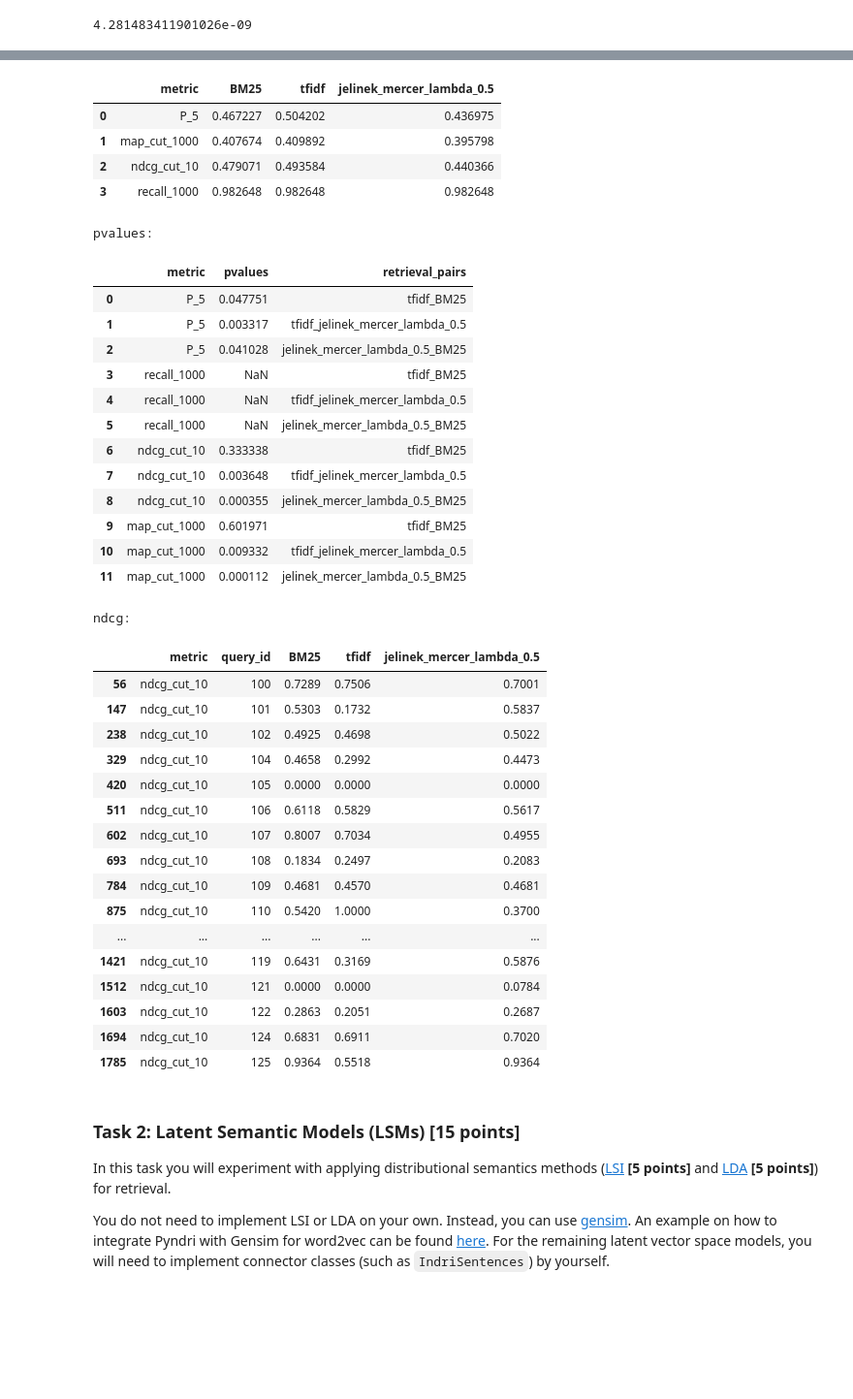
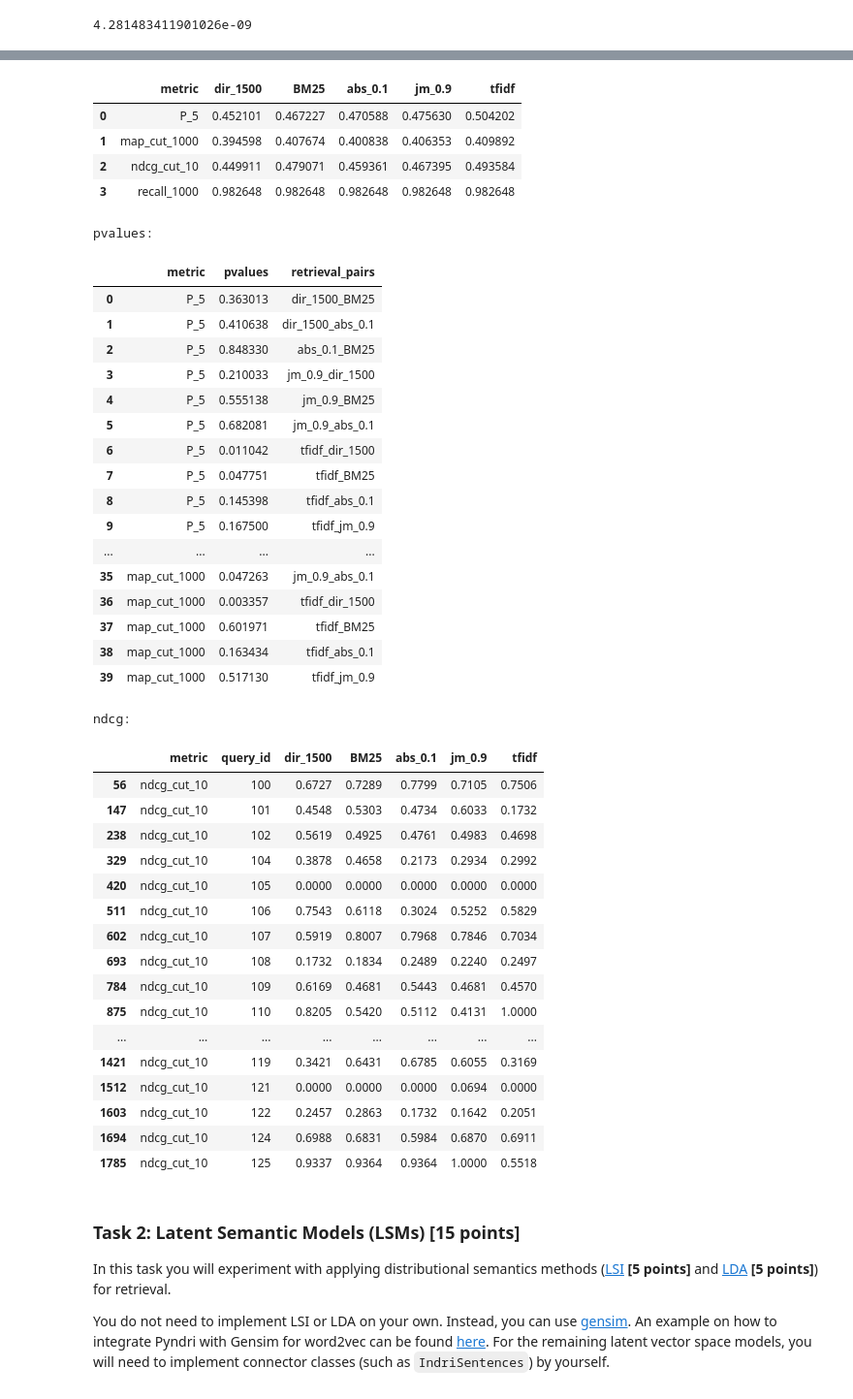
Before and after one commit to MichelleAppel/IR2, a Jupyter notebook: assignment.ipynb, the cells around one changed output, grey strips where cells are left out. Shown at 97% size. Saved outputs shown, nothing was run; the diff lists cells and outputs as text; code cells hidden in the pictures; blank space fills up the shorter version.

```diff
--- a/assignment.ipynb
+++ b/assignment.ipynb
@@ -909,10 +958,10 @@ cache_zi_gaussian_50 = {}
 retrieval_models = {
     'tfidf' : tfidf,
     'BM25': BM25,
-    'jelinek_mercer_lambda_0.5' : lambda x,y : jelinek_mercer(x, y, 0.5),
-#     'dirichlet_prior_mu_500' : lambda x,y : dirichlet_prior(x, y, 500),
-#     'absolute_discounting_delta_0.1' : lambda x,y : absolute_discounting(x, y, 0.1),
-#    'plm' : lambda x,y :positional_language_model(x,y, inverted_index_positions, gaussian_kernel, cache_zi_gaussian_50)
+    'jm_0.9' : lambda x,y : jelinek_mercer(x, y, 0.9),
+    'dir_1500' : lambda x,y : dirichlet_prior(x, y, 1500),
+    'abs_0.1' : lambda x,y : absolute_discounting(x, y, 0.5),
+#     'plm_gaussian_x' : lambda x,y :positional_language_model(x,y, inverted_index_positions, gaussian_kernel, cache_zi_gaussian_50)
 }
 
 metrics = [ 'map_cut_1000', 'ndcg_cut_10', 'P_5', 'recall_1000' ]
@@ -931,44 +990,48 @@ Reading results for jelinek_mercer_lambda_0.5
 Filtering rows on: map_cut_1000, ndcg_cut_10, P_5, recall_1000
 
 
 means:
-|  | metric | BM25 | tfidf | jelinek_mercer_lambda_0.5 |
-| 0 | P_5 | 0.467227 | 0.504202 | 0.436975 |
-| 1 | map_cut_1000 | 0.407674 | 0.409892 | 0.395798 |
-| 2 | ndcg_cut_10 | 0.479071 | 0.493584 | 0.440366 |
-| 3 | recall_1000 | 0.982648 | 0.982648 | 0.982648 |
+|  | metric | dir_1500 | BM25 | abs_0.1 | jm_0.9 | tfidf |
+| 0 | P_5 | 0.452101 | 0.467227 | 0.470588 | 0.475630 | 0.504202 |
+| 1 | map_cut_1000 | 0.394598 | 0.407674 | 0.400838 | 0.406353 | 0.409892 |
+| 2 | ndcg_cut_10 | 0.449911 | 0.479071 | 0.459361 | 0.467395 | 0.493584 |
+| 3 | recall_1000 | 0.982648 | 0.982648 | 0.982648 | 0.982648 | 0.982648 |
 pvalues:
 |  | metric | pvalues | retrieval_pairs |
-| 0 | P_5 | 0.047751 | tfidf_BM25 |
-| 1 | P_5 | 0.003317 | tfidf_jelinek_mercer_lambda_0.5 |
-| 2 | P_5 | 0.041028 | jelinek_mercer_lambda_0.5_BM25 |
-| 3 | recall_1000 | NaN | tfidf_BM25 |
-| 4 | recall_1000 | NaN | tfidf_jelinek_mercer_lambda_0.5 |
-| 5 | recall_1000 | NaN | jelinek_mercer_lambda_0.5_BM25 |
-| 6 | ndcg_cut_10 | 0.333338 | tfidf_BM25 |
-| 7 | ndcg_cut_10 | 0.003648 | tfidf_jelinek_mercer_lambda_0.5 |
-| 8 | ndcg_cut_10 | 0.000355 | jelinek_mercer_lambda_0.5_BM25 |
-| 9 | map_cut_1000 | 0.601971 | tfidf_BM25 |
-| 10 | map_cut_1000 | 0.009332 | tfidf_jelinek_mercer_lambda_0.5 |
-| 11 | map_cut_1000 | 0.000112 | jelinek_mercer_lambda_0.5_BM25 |
+| 0 | P_5 | 0.363013 | dir_1500_BM25 |
+| 1 | P_5 | 0.410638 | dir_1500_abs_0.1 |
+| 2 | P_5 | 0.848330 | abs_0.1_BM25 |
+| 3 | P_5 | 0.210033 | jm_0.9_dir_1500 |
+| 4 | P_5 | 0.555138 | jm_0.9_BM25 |
+| 5 | P_5 | 0.682081 | jm_0.9_abs_0.1 |
+| 6 | P_5 | 0.011042 | tfidf_dir_1500 |
+| 7 | P_5 | 0.047751 | tfidf_BM25 |
+| 8 | P_5 | 0.145398 | tfidf_abs_0.1 |
+| 9 | P_5 | 0.167500 | tfidf_jm_0.9 |
+| ... | ... | ... | ... |
+| 35 | map_cut_1000 | 0.047263 | jm_0.9_abs_0.1 |
+| 36 | map_cut_1000 | 0.003357 | tfidf_dir_1500 |
+| 37 | map_cut_1000 | 0.601971 | tfidf_BM25 |
+| 38 | map_cut_1000 | 0.163434 | tfidf_abs_0.1 |
+| 39 | map_cut_1000 | 0.517130 | tfidf_jm_0.9 |
 ndcg:
-|  | metric | query_id | BM25 | tfidf | jelinek_mercer_lambda_0.5 |
-| 56 | ndcg_cut_10 | 100 | 0.7289 | 0.7506 | 0.7001 |
-| 147 | ndcg_cut_10 | 101 | 0.5303 | 0.1732 | 0.5837 |
-| 238 | ndcg_cut_10 | 102 | 0.4925 | 0.4698 | 0.5022 |
-| 329 | ndcg_cut_10 | 104 | 0.4658 | 0.2992 | 0.4473 |
-| 420 | ndcg_cut_10 | 105 | 0.0000 | 0.0000 | 0.0000 |
-| 511 | ndcg_cut_10 | 106 | 0.6118 | 0.5829 | 0.5617 |
-| 602 | ndcg_cut_10 | 107 | 0.8007 | 0.7034 | 0.4955 |
-| 693 | ndcg_cut_10 | 108 | 0.1834 | 0.2497 | 0.2083 |
-| 784 | ndcg_cut_10 | 109 | 0.4681 | 0.4570 | 0.4681 |
-| 875 | ndcg_cut_10 | 110 | 0.5420 | 1.0000 | 0.3700 |
-| ... | ... | ... | ... | ... | ... |
-| 1421 | ndcg_cut_10 | 119 | 0.6431 | 0.3169 | 0.5876 |
-| 1512 | ndcg_cut_10 | 121 | 0.0000 | 0.0000 | 0.0784 |
-| 1603 | ndcg_cut_10 | 122 | 0.2863 | 0.2051 | 0.2687 |
-| 1694 | ndcg_cut_10 | 124 | 0.6831 | 0.6911 | 0.7020 |
-| 1785 | ndcg_cut_10 | 125 | 0.9364 | 0.5518 | 0.9364 |
+|  | metric | query_id | dir_1500 | BM25 | abs_0.1 | jm_0.9 | tfidf |
+| 56 | ndcg_cut_10 | 100 | 0.6727 | 0.7289 | 0.7799 | 0.7105 | 0.7506 |
+| 147 | ndcg_cut_10 | 101 | 0.4548 | 0.5303 | 0.4734 | 0.6033 | 0.1732 |
+| 238 | ndcg_cut_10 | 102 | 0.5619 | 0.4925 | 0.4761 | 0.4983 | 0.4698 |
+| 329 | ndcg_cut_10 | 104 | 0.3878 | 0.4658 | 0.2173 | 0.2934 | 0.2992 |
+| 420 | ndcg_cut_10 | 105 | 0.0000 | 0.0000 | 0.0000 | 0.0000 | 0.0000 |
+| 511 | ndcg_cut_10 | 106 | 0.7543 | 0.6118 | 0.3024 | 0.5252 | 0.5829 |
+| 602 | ndcg_cut_10 | 107 | 0.5919 | 0.8007 | 0.7968 | 0.7846 | 0.7034 |
+| 693 | ndcg_cut_10 | 108 | 0.1732 | 0.1834 | 0.2489 | 0.2240 | 0.2497 |
+| 784 | ndcg_cut_10 | 109 | 0.6169 | 0.4681 | 0.5443 | 0.4681 | 0.4570 |
+| 875 | ndcg_cut_10 | 110 | 0.8205 | 0.5420 | 0.5112 | 0.4131 | 1.0000 |
+| ... | ... | ... | ... | ... | ... | ... | ... |
+| 1421 | ndcg_cut_10 | 119 | 0.3421 | 0.6431 | 0.6785 | 0.6055 | 0.3169 |
+| 1512 | ndcg_cut_10 | 121 | 0.0000 | 0.0000 | 0.0000 | 0.0694 | 0.0000 |
+| 1603 | ndcg_cut_10 | 122 | 0.2457 | 0.2863 | 0.1732 | 0.1642 | 0.2051 |
+| 1694 | ndcg_cut_10 | 124 | 0.6988 | 0.6831 | 0.5984 | 0.6870 | 0.6911 |
+| 1785 | ndcg_cut_10 | 125 | 0.9337 | 0.9364 | 0.9364 | 1.0000 | 0.5518 |
 # %% [markdown]
 ### Task 2: Latent Semantic Models (LSMs) [15 points] ###
 
```
Also changed, not shown: parts of 2 cells of this notebook.
